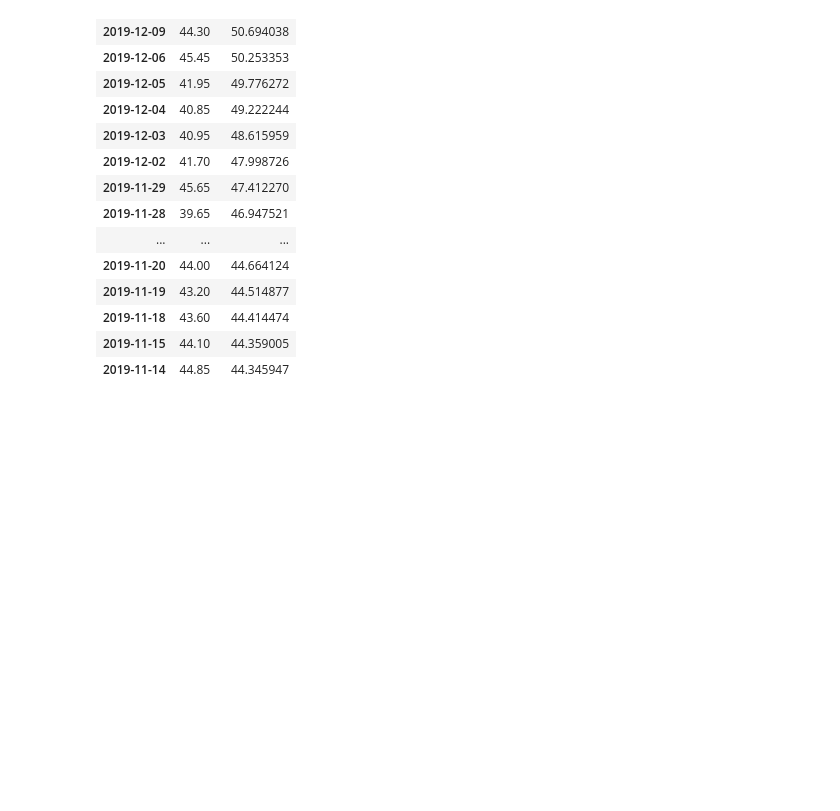
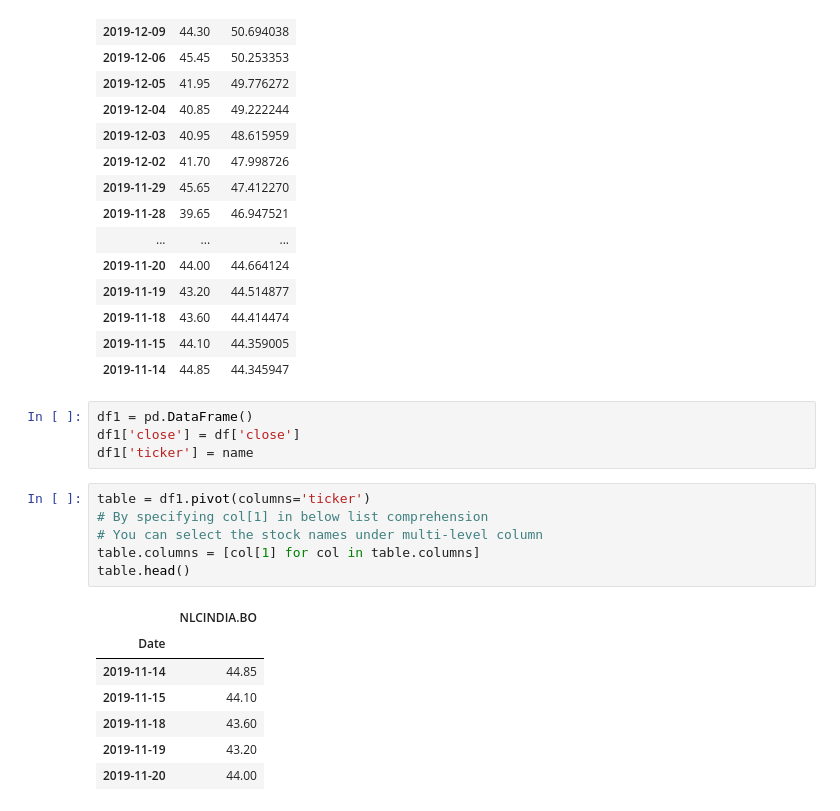
Before and after one commit to 11harini04/StockTick, a Jupyter notebook: Web_scraping_NSE.ipynb, the cells around one changed output. Cells and saved outputs as stored; diff of their text form; blank space fills up the shorter version.

```diff
--- a/Web_scraping_NSE.ipynb
+++ b/Web_scraping_NSE.ipynb
@@ -367,3 +367,21 @@ valid
 | 2019-11-18 | 43.60 | 44.414474 |
 | 2019-11-15 | 44.10 | 44.359005 |
 | 2019-11-14 | 44.85 | 44.345947 |
+# %%
+df1 = pd.DataFrame()
+df1['close'] = df['close']
+df1['ticker'] = name
+# %%
+table = df1.pivot(columns='ticker')
+# By specifying col[1] in below list comprehension
+# You can select the stock names under multi-level column
+table.columns = [col[1] for col in table.columns]
+table.head()
+# %% [output]
+|  | NLCINDIA.BO |
+| Date |  |
+| 2019-11-14 | 44.85 |
+| 2019-11-15 | 44.10 |
+| 2019-11-18 | 43.60 |
+| 2019-11-19 | 43.20 |
+| 2019-11-20 | 44.00 |
```
Also changed, not shown: parts of 6 cells of this notebook.
